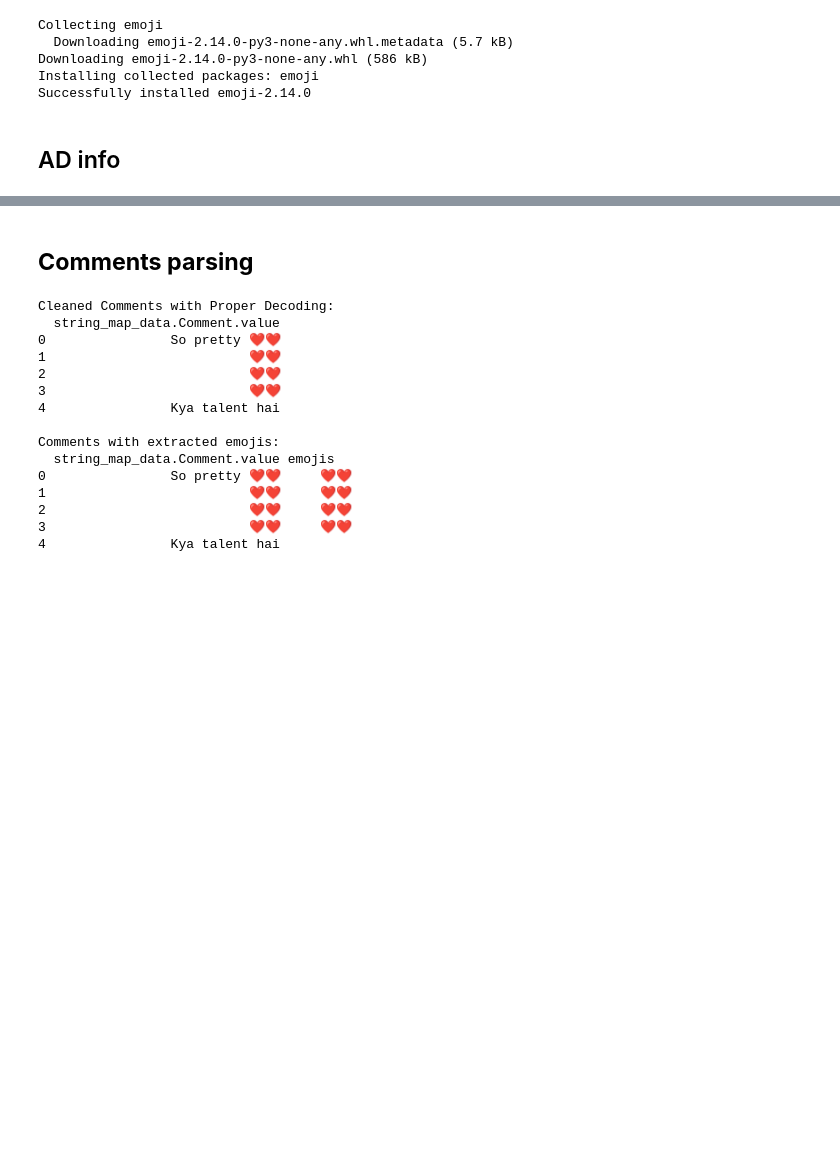
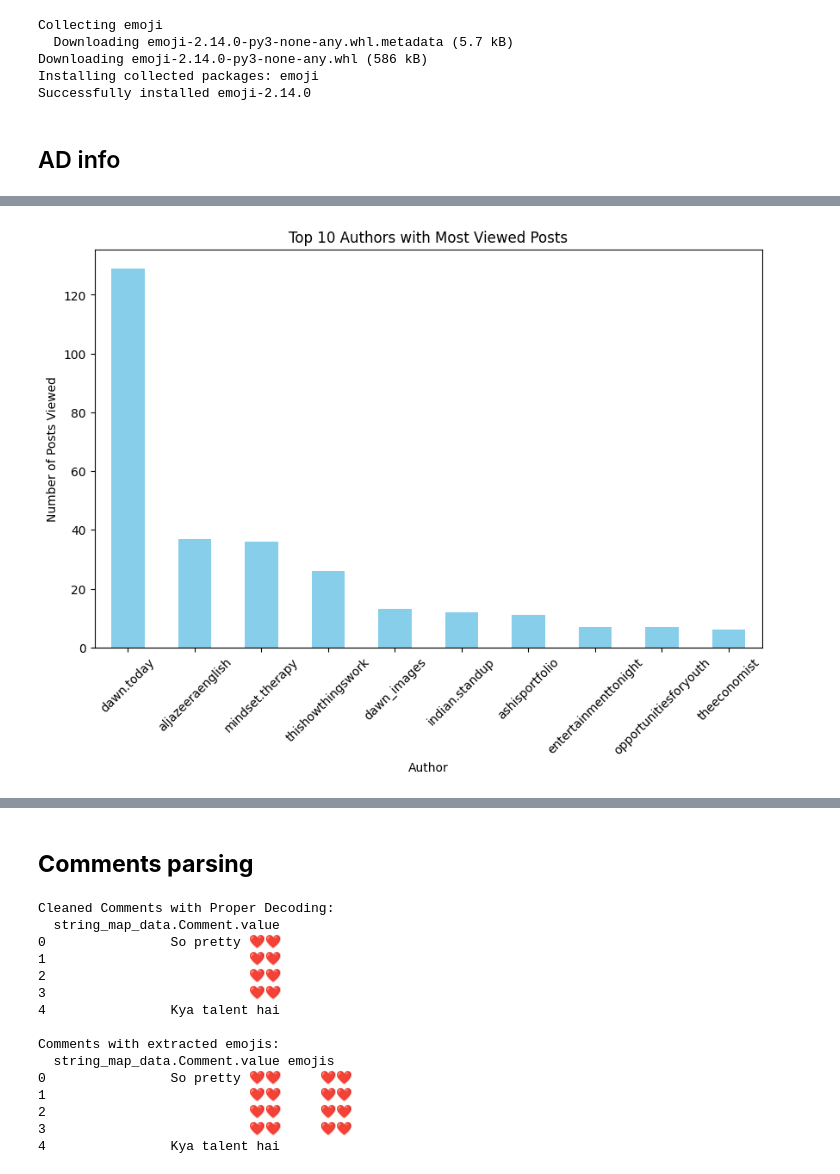
Before and after one commit to KashmalaSiddiqui/210FinalProject, a Jupyter notebook: 210Proj.ipynb, the cells around one changed output, grey strips where cells are left out. Drawn from its saved outputs; the diff is of its cells as text; code cells hidden in the pictures; blank space fills up the shorter version.

```diff
--- a/210Proj.ipynb
+++ b/210Proj.ipynb
@@ -42,0 +38,81 @@ ads_info_path = "/content/extracted_data/ads_information"
+# %%
+#Merged
+import json
+import pandas as pd
+import matplotlib.pyplot as plt
+import matplotlib.dates as mdates
+
+# Specify the file path for 'posts_viewed.json'
+file_path = "/content/extracted_data/ads_information/ads_and_topics/posts_viewed.json"
+
+# Load the JSON file and convert to DataFrame
+with open(file_path, 'r', encoding='utf-8') as f:
+    posts_viewed_data = json.load(f)
+
+if 'impressions_history_posts_seen' in posts_viewed_data:
+    posts_viewed_list = posts_viewed_data['impressions_history_posts_seen']
+    df_posts_viewed = pd.json_normalize(posts_viewed_list, sep='.')
+else:
+    print("No 'impressions_history_posts_seen' data found in the JSON file.")
+    exit()
+
+# Extract relevant fields
+df_posts_viewed['author'] = df_posts_viewed['string_map_data.Author.value']
+df_posts_viewed['timestamp'] = pd.to_datetime(df_posts_viewed['string_map_data.Time.timestamp'], unit='s')
+
+# Determine the time range of data
+start_year = df_posts_viewed['timestamp'].min().year
+end_year = df_posts_viewed['timestamp'].max().year
+years_of_data = end_year - start_year + 1
+
+# Display results
+print(f"Start Year: {start_year}")
+print(f"End Year: {end_year}")
+print(f"Years of Data: {years_of_data} years")
+
+# Top 10 Most Viewed Authors
+author_counts = df_posts_viewed['author'].value_counts()
+print("\nTop 10 Authors with Most Viewed Posts:")
+print(author_counts.head(10))
+
+# Plot Most Viewed Authors
+plt.figure(figsize=(10, 6))
+author_counts.head(10).plot(kind='bar', color='skyblue')
+plt.title("Top 10 Authors with Most Viewed Posts")
+plt.xlabel("Author")
+plt.ylabel("Number of Posts Viewed")
+plt.xticks(rotation=45)
+plt.show()
+
+# Group data by date and count posts viewed
+posts_per_day = df_posts_viewed.set_index('timestamp').resample('D')['author'].count()
+
+# Smooth the curve using a rolling average
+posts_per_day_smoothed = posts_per_day.rolling(window=3).mean()
+
+# Plot Posts Viewed Over Time with Enhancements
+plt.figure(figsize=(12, 6))
+plt.plot(posts_per_day.index, posts_per_day, color='orange', alpha=0.6, label='Daily Views')
+plt.plot(posts_per_day.index, posts_per_day_smoothed, color='red', label='Smoothed (3-day Avg)', linewidth=2)
+
+# Annotate highest and lowest points
+max_day = posts_per_day.idxmax()
+min_day = posts_per_day.idxmin()
+plt.annotate(f"Highest: {posts_per_day.max()}", xy=(max_day, posts_per_day.max()), xytext=(max_day, posts_per_day.max() + 10),
+             arrowprops=dict(facecolor='green', arrowstyle='->'), fontsize=10, color='green')
+plt.annotate(f"Lowest: {posts_per_day.min()}", xy=(min_day, posts_per_day.min()), xytext=(min_day, posts_per_day.min() - 10),
+             arrowprops=dict(facecolor='red', arrowstyle='->'), fontsize=10, color='red')
+
+# Enhance x-axis labels
+plt.gca().xaxis.set_major_formatter(mdates.DateFormatter('%d %b'))
+plt.gca().xaxis.set_major_locator(mdates.DayLocator(interval=1))
+plt.gcf().autofmt_xdate()
+
+# Add title and labels
+plt.title("Posts Viewed Over Time (With Smoothing and Annotations)", fontsize=14)
+plt.xlabel("Date", fontsize=12)
+plt.ylabel("Number of Posts Viewed", fontsize=12)
+plt.legend()
+plt.grid(alpha=0.3)
+plt.show()
+# %% [output]
@@ -42,0 +136 @@ ads_info_path = "/content/extracted_data/ads_information"
+[figure, added]
```
Also changed, not shown: parts of 6 cells of this notebook.
